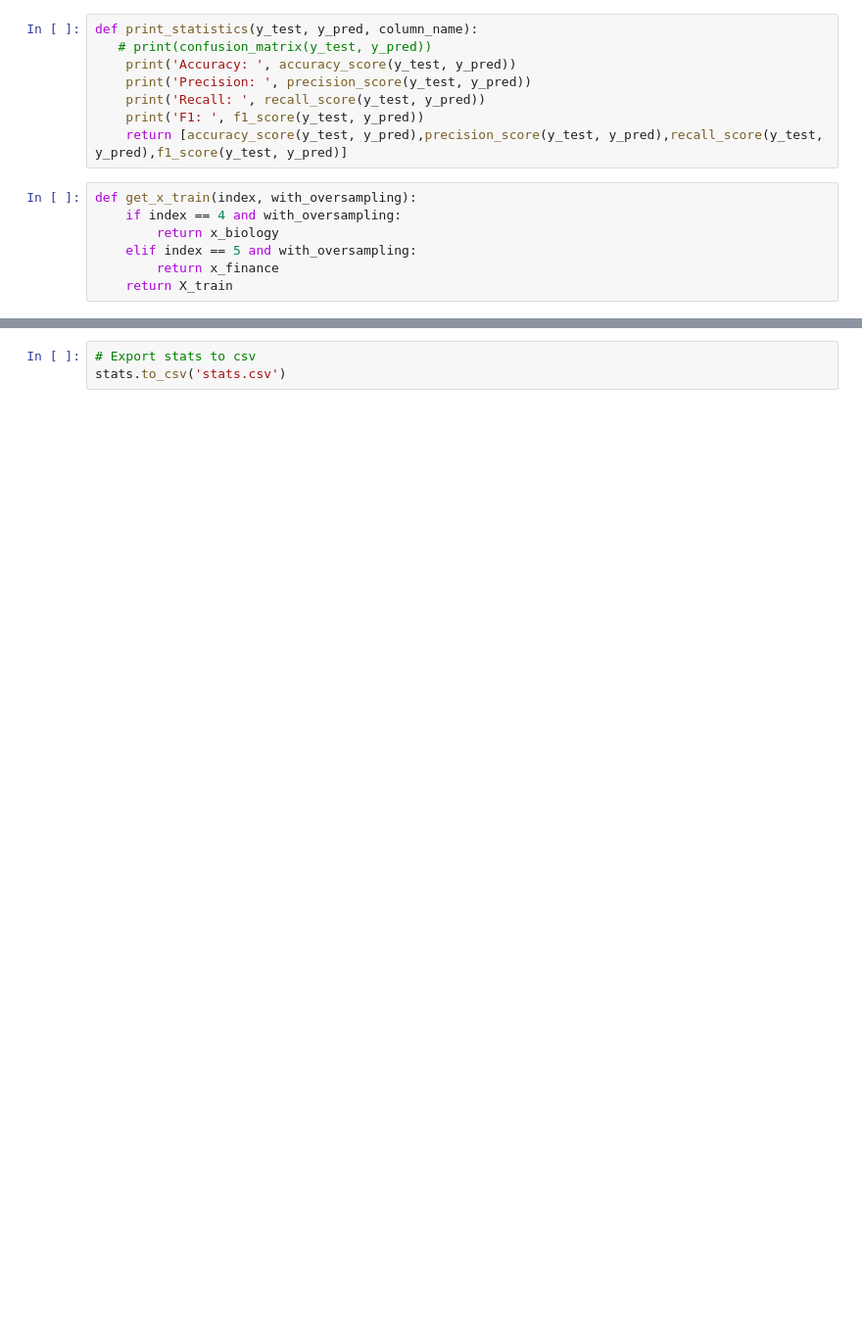
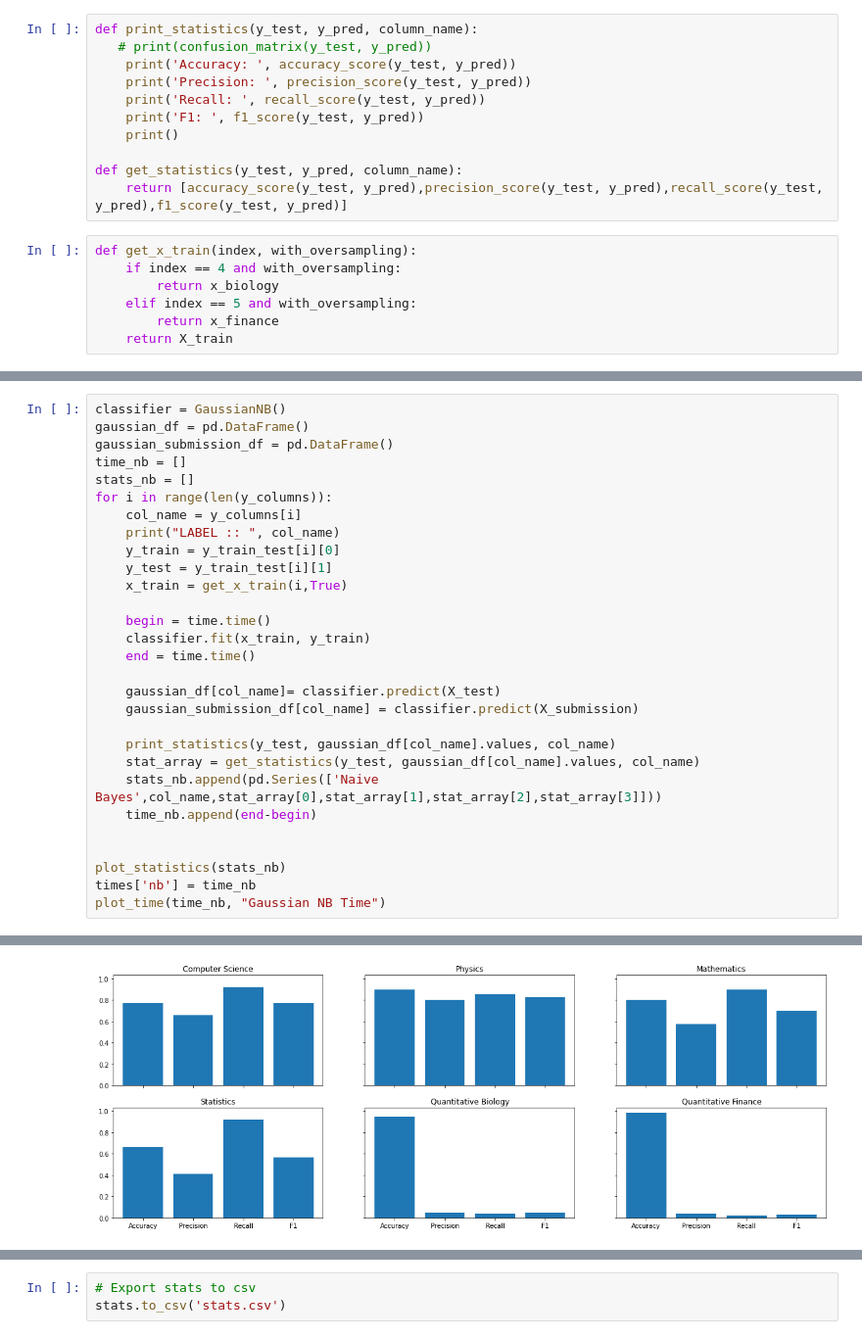
Before and after one commit to Jumaruba/MultiLabelClassification, a Jupyter notebook: src/main.ipynb, the cells around one changed output, grey strips where cells are left out. Shown at 98% size. Drawn from its saved outputs; the diff is of its cells as text; blank space fills up the shorter version.

```diff
--- a/src/main.ipynb
+++ b/src/main.ipynb
@@ -181,6 +181,9 @@ def print_statistics(y_test, y_pred, column_name):
     print('Precision: ', precision_score(y_test, y_pred))
     print('Recall: ', recall_score(y_test, y_pred))
     print('F1: ', f1_score(y_test, y_pred))
+    print()
+
+def get_statistics(y_test, y_pred, column_name):
     return [accuracy_score(y_test, y_pred),precision_score(y_test, y_pred),recall_score(y_test, y_pred),f1_score(y_test, y_pred)]
 # %%
 def get_x_train(index, with_oversampling):
@@ -191,0 +229,30 @@ def get_x_train(index, with_oversampling):
+# %%
+classifier = GaussianNB()
+gaussian_df = pd.DataFrame()
+gaussian_submission_df = pd.DataFrame()
+time_nb = []
+stats_nb = []
+for i in range(len(y_columns)):
+    col_name = y_columns[i]
+    print("LABEL :: ", col_name)
+    y_train = y_train_test[i][0]
+    y_test = y_train_test[i][1]
+    x_train = get_x_train(i,True)
+
+    begin = time.time()
+    classifier.fit(x_train, y_train)
+    end = time.time()
+
+    gaussian_df[col_name]= classifier.predict(X_test)
+    gaussian_submission_df[col_name] = classifier.predict(X_submission)
+
+    print_statistics(y_test, gaussian_df[col_name].values, col_name)
+    stat_array = get_statistics(y_test, gaussian_df[col_name].values, col_name)
+    stats_nb.append(pd.Series(['Naive Bayes',col_name,stat_array[0],stat_array[1],stat_array[2],stat_array[3]]))
+    time_nb.append(end-begin)
+
+
+plot_statistics(stats_nb)
+times['nb'] = time_nb
+plot_time(time_nb, "Gaussian NB Time")
+# %% [output]
@@ -191,0 +276 @@ def get_x_train(index, with_oversampling):
+[figure, added]
```
Also changed, not shown: parts of 11 cells of this notebook, 1 other file.
